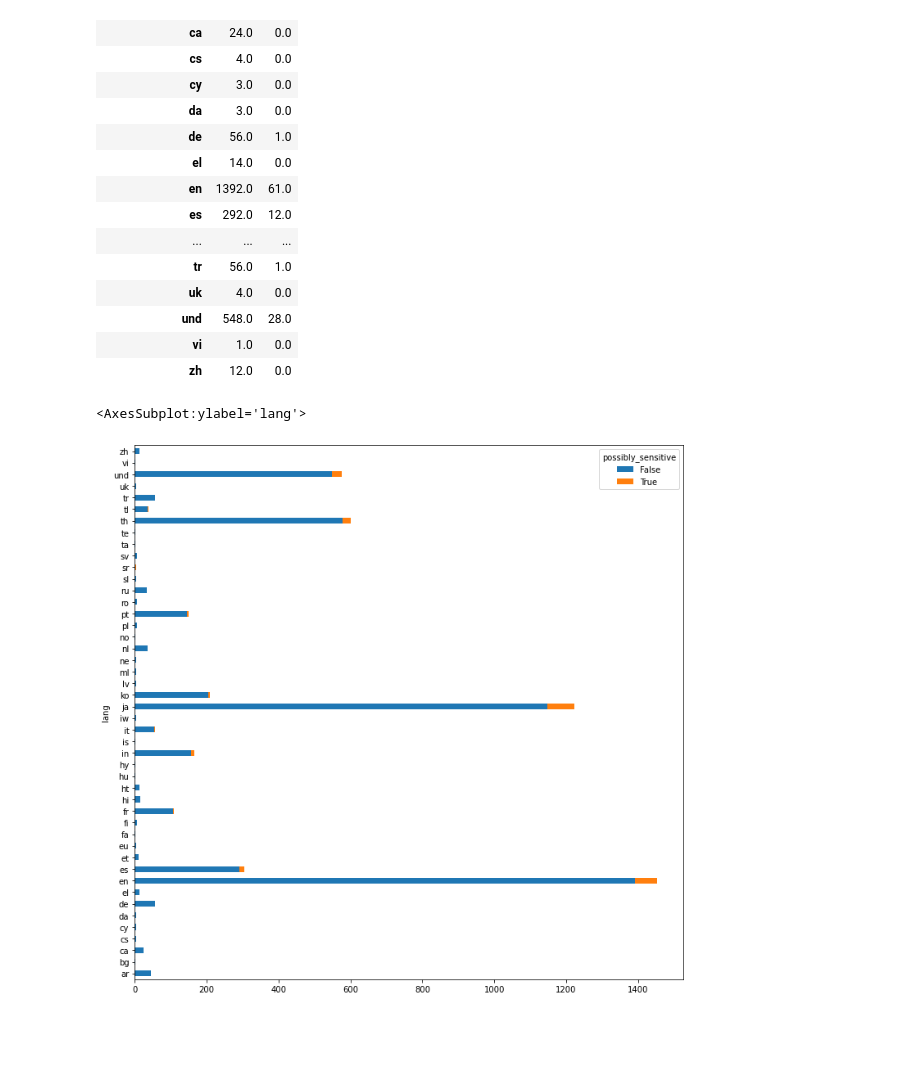
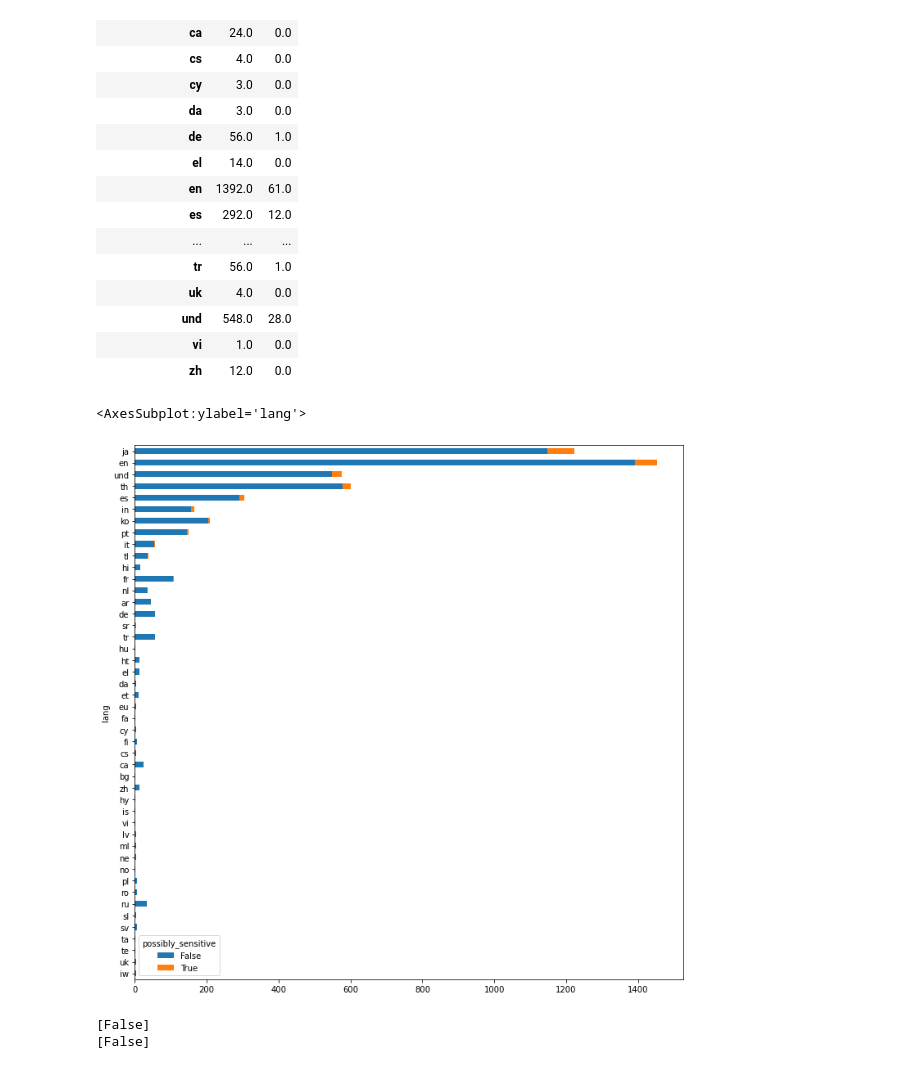
Before and after one commit to DJ1070/Twitter-Stream, a Jupyter notebook: twitter_evaluation_1.ipynb, the cells around one changed output. Saved outputs shown, nothing was run; the diff lists cells and outputs as text; code cells hidden in the pictures; blank space fills up the shorter version.

```diff
--- a/twitter_evaluation_1.ipynb
+++ b/twitter_evaluation_1.ipynb
@@ -81,8 +81,19 @@ df2
 | und | 548.0 | 28.0 |
 | vi | 1.0 | 0.0 |
 | zh | 12.0 | 0.0 |
-# %%
-df2.plot(kind = 'barh', stacked = True, figsize=(12, 12))
-# %% [output]
-<AxesSubplot:ylabel='lang'>
-[figure, removed]
+# %%
+# Plot with number of tweets sorted by classification wether or not a message might be possibly sensitive.
+
+df2.sort_values(by = True).plot(kind = 'barh', stacked = True, figsize=(12, 12))
+# %% [output]
+<AxesSubplot:ylabel='lang'>
+[figure, added]
+# %%
+df3 = df[['lang', 'default_profile', 'default_profile_image']]
+print(pd.Series(df3.default_profile).unique())
+print(pd.Series(df3.default_profile_image).unique())
+
+# All values of default_profile and default_profile are 'False' therefore there's no further information to seek.
+# %% [output]
+[False]
+[False]
```
Also changed, not shown: parts of 1 cell of this notebook.
